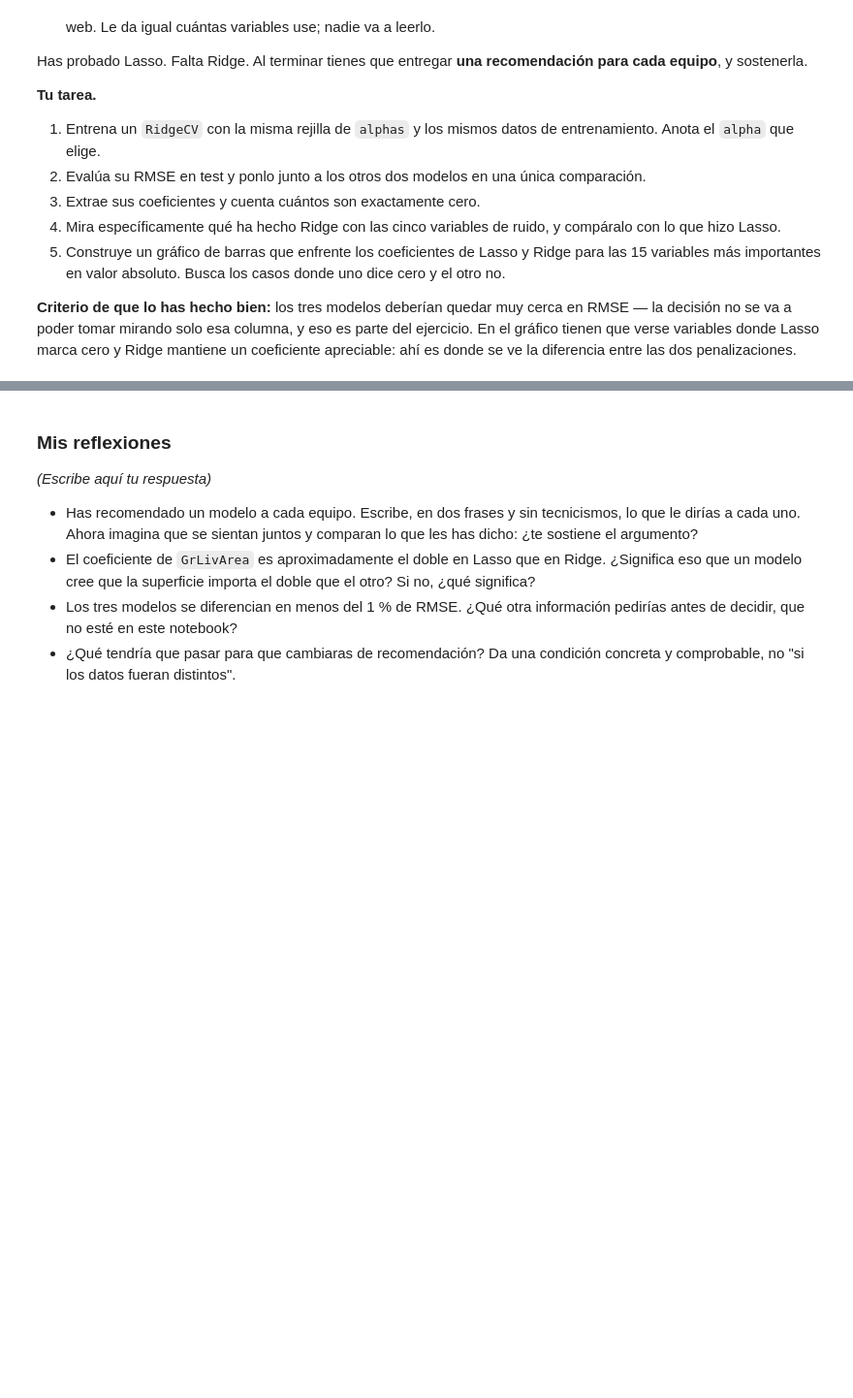
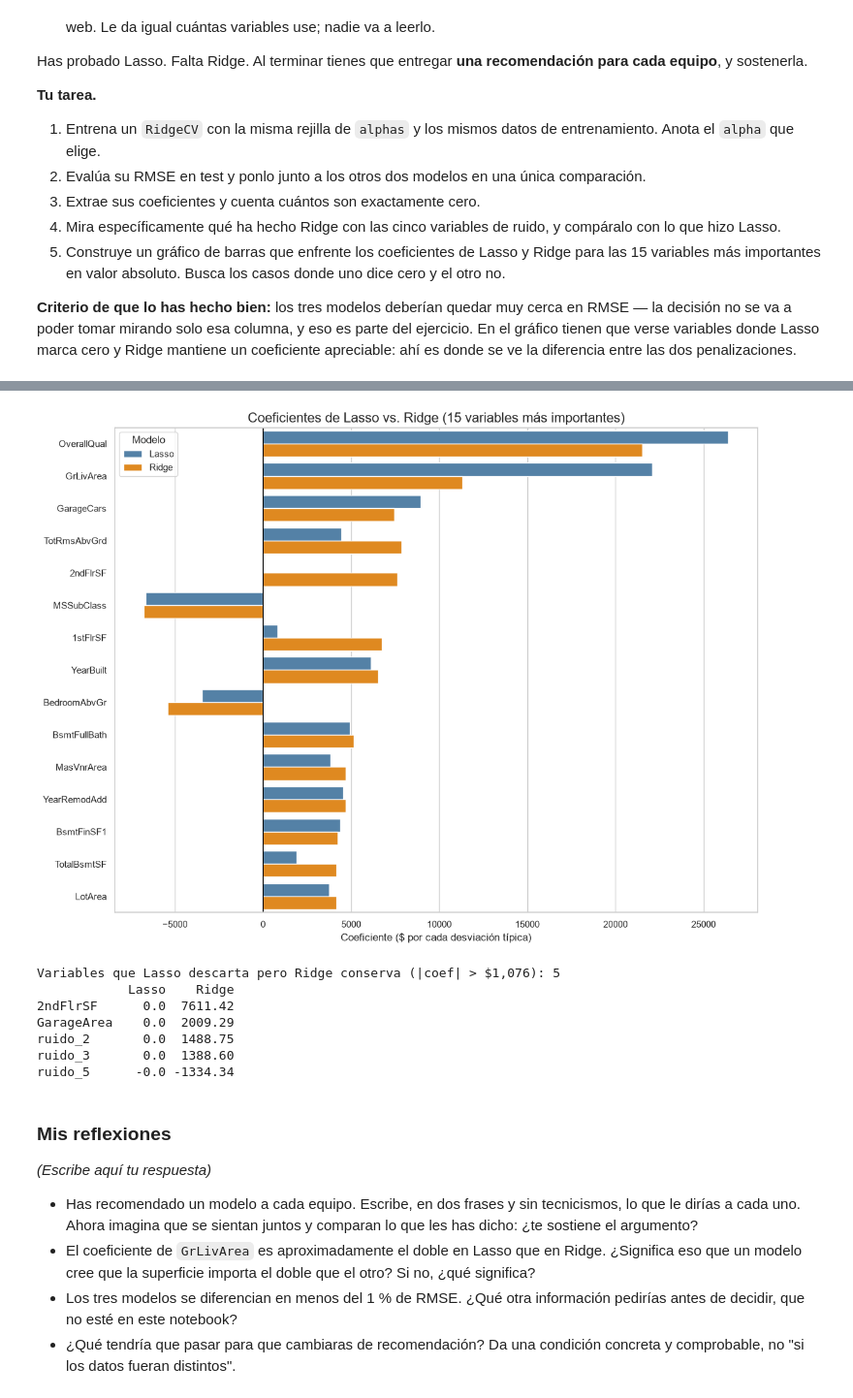
Before and after one commit to alejandrogghh05-web/Data-Science-Prj, a Jupyter notebook: Act4/Alejandro/Ejercicios.ipynb, the cells around one changed output, grey strips where cells are left out. Shown at 97% size. Saved outputs shown, nothing was run; the diff lists cells and outputs as text; code cells hidden in the pictures; blank space fills up the shorter version.

```diff
--- a/Act4/Alejandro/Ejercicios.ipynb
+++ b/Act4/Alejandro/Ejercicios.ipynb
@@ -465,4 +539,40 @@ Has probado Lasso. Falta Ridge. Al terminar tienes que entregar **una recomendac
 # %%
 # TODO: completa esta celda
 # Para ordenar por importancia sin que el signo estorbe, usa el valor absoluto solo para elegir el orden, no para dibujar.
 # La comparación interesante no es cuál tiene el coeficiente más grande, sino en qué filas uno vale exactamente 0 y el otro no.
+
+#5. Construye un gráfico de barras que enfrente los coeficientes de Lasso y Ridge para las 15 variables más importantes en valor absoluto. Busca los casos donde uno dice cero y el otro no.
+comp = pd.DataFrame({'Lasso': coefs, 'Ridge': coefs_ridge})
+
+# Las 15 variables más importantes en valor absoluto (según el mayor de los dos modelos)
+top15_idx = comp.abs().max(axis=1).sort_values(ascending=False).head(15).index
+top15 = comp.loc[top15_idx]
+
+# Formato largo para el gráfico de barras agrupadas
+top15_largo = (top15.reset_index().rename(columns={'index': 'Variable'}).melt(id_vars='Variable', var_name='Modelo', value_name='Coeficiente'))
+
+plt.figure(figsize=(12, 9))
+sns.barplot(data=top15_largo, x='Coeficiente', y='Variable', hue='Modelo', palette={'Lasso': 'steelblue', 'Ridge': 'darkorange'})
+plt.title('Coeficientes de Lasso vs. Ridge (15 variables más importantes)', fontsize=16)
+plt.xlabel('Coeficiente ($ por cada desviación típica)')
+plt.ylabel('')
+plt.axvline(0, color='black', linewidth=0.8)
+plt.tight_layout()
+plt.show()
+
+# Casos donde Lasso dice cero y Ridge mantiene un coeficiente apreciable
+umbral = 0.05 * comp['Ridge'].abs().max()   # "apreciable" = al menos el 5% del mayor coeficiente de Ridge --> porque los valors son tan pequeños que no se mostrarian
+discrepancias = comp[(comp['Lasso'] == 0) & (comp['Ridge'].abs() > umbral)] #comparamos el 0 con el absoluto de ridge que supere el umbral que es como el minimo
+discrepancias = discrepancias.reindex(discrepancias['Ridge'].abs().sort_values(ascending=False).index)
+
+print(f"Variables que Lasso descarta pero Ridge conserva (|coef| > ${umbral:,.0f}): {len(discrepancias)}")
+print(discrepancias.round(2))
+# %% [output]
+[figure, added]
+Variables que Lasso descarta pero Ridge conserva (|coef| > $1,076): 5
+            Lasso    Ridge
+2ndFlrSF      0.0  7611.42
+GarageArea    0.0  2009.29
+ruido_2       0.0  1488.75
+ruido_3       0.0  1388.60
+ruido_5      -0.0 -1334.34
```
Also changed, not shown: parts of 4 cells of this notebook.
